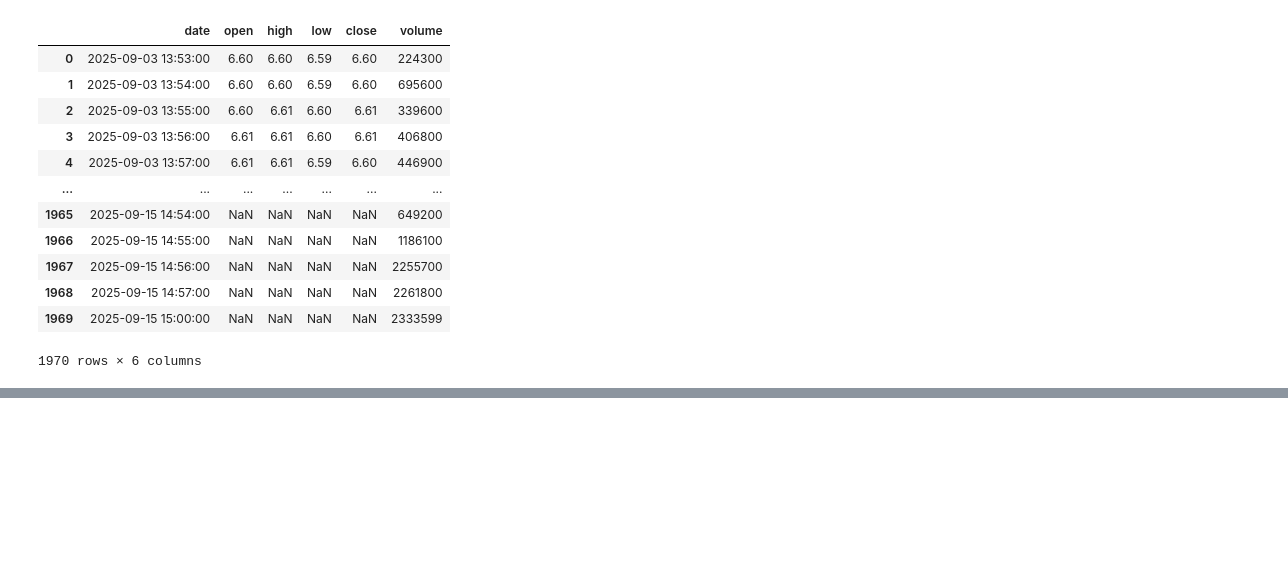
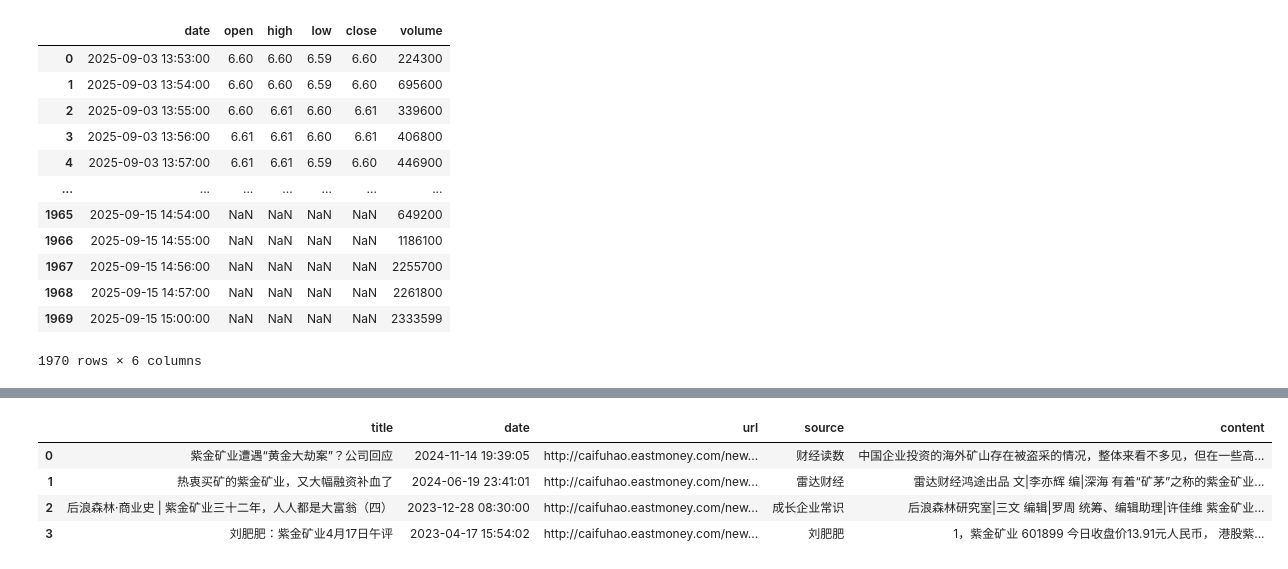
Before and after one commit to Ultraaaman/myQ, a Jupyter notebook: scripts/test_api.ipynb, the cells around one changed output, grey strips where cells are left out. Drawn from its saved outputs; the diff is of its cells as text; code cells hidden in the pictures; blank space fills up the shorter version.

```diff
--- a/scripts/test_api.ipynb
+++ b/scripts/test_api.ipynb
@@ -62,0 +353,8 @@ df
+# %%
+df
+# %% [output]
+|  | title | date | url | source | content |
+| 0 | 紫金矿业遭遇“黄金大劫案”？公司回应 | 2024-11-14 19:39:05 | http://caifuhao.eastmoney.com/new... | 财经读数 | 中国企业投资的海外矿山存在被盗采的情况，整体来看不多见，但在一些高... |
+| 1 | 热衷买矿的紫金矿业，又大幅融资补血了 | 2024-06-19 23:41:01 | http://caifuhao.eastmoney.com/new... | 雷达财经 | 雷达财经鸿途出品 文|李亦辉 编|深海 有着“矿茅”之称的紫金矿业... |
+| 2 | 后浪森林·商业史 | 紫金矿业三十二年，人人都是大富翁（四） | 2023-12-28 08:30:00 | http://caifuhao.eastmoney.com/new... | 成长企业常识 | 后浪森林研究室|三文 编辑|罗周 统筹、编辑助理|许佳维 紫金矿业... |
+| 3 | 刘肥肥：紫金矿业4月17日午评 | 2023-04-17 15:54:02 | http://caifuhao.eastmoney.com/new... | 刘肥肥 | 1，紫金矿业 601899 今日收盘价13.91元人民币， 港股紫... |
```
Also changed, not shown: parts of 6 cells of this notebook, 3 other files.
